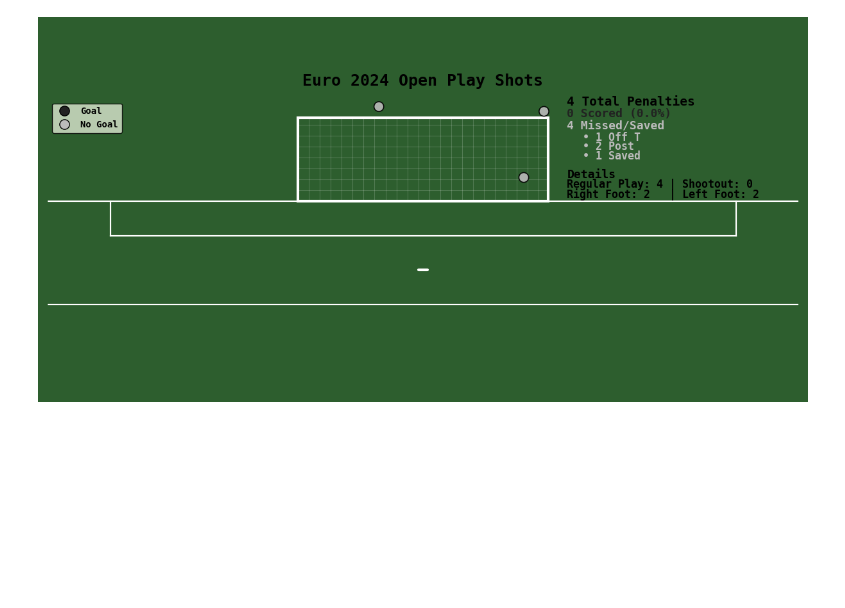
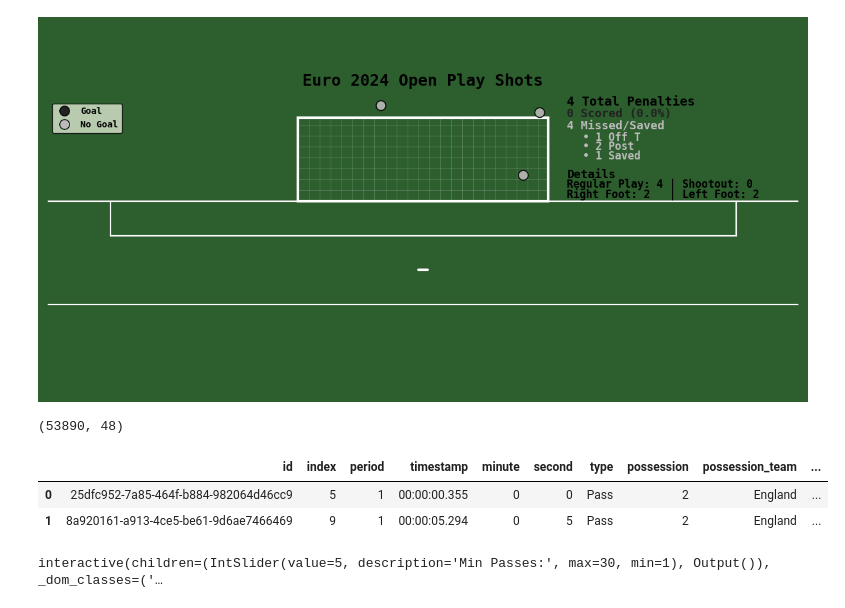
Before and after one commit to pavlesav/Euro-2024-visualizations, a Jupyter notebook: code/euro2024.ipynb, the cells around one changed output. Cells and saved outputs as stored; diff of their text form; code cells hidden in the pictures; blank space fills up the shorter version.

Commit message:
add passes network map

```diff
--- a/code/euro2024.ipynb
+++ b/code/euro2024.ipynb
@@ -440,3 +499,13 @@ plot_shot_locations(
 )
 # %% [output]
 [figure]
+# %%
+passes_euro = pd.read_csv('../data/euro2024_passes.csv')
+# %%
+print(passes_euro.shape)
+passes_euro.head(2)
+# %% [output]
+(53890, 48)
+|  | id | index | period | timestamp | minute | second | type | possession | possession_team | ... |
+| 0 | 25dfc952-7a85-464f-b884-982064d46cc9 | 5 | 1 | 00:00:00.355 | 0 | 0 | Pass | 2 | England | ... |
+| 1 | 8a920161-a913-4ce5-be61-9d6ae7466469 | 9 | 1 | 00:00:05.294 | 0 | 5 | Pass | 2 | England | ... |
@@ -442,0 +646,6 @@ plot_shot_locations(
+# %%
+#euro_matches 3930180
+
+plot_interactive_pass_network(match_id=3942752, team_side='home', theme='green')
+# %% [output]
+interactive(children=(IntSlider(value=5, description='Min Passes:', max=30, min=1), Output()), _dom_classes=('…
```
Also changed, not shown: parts of 6 cells of this notebook, 5 other files.
